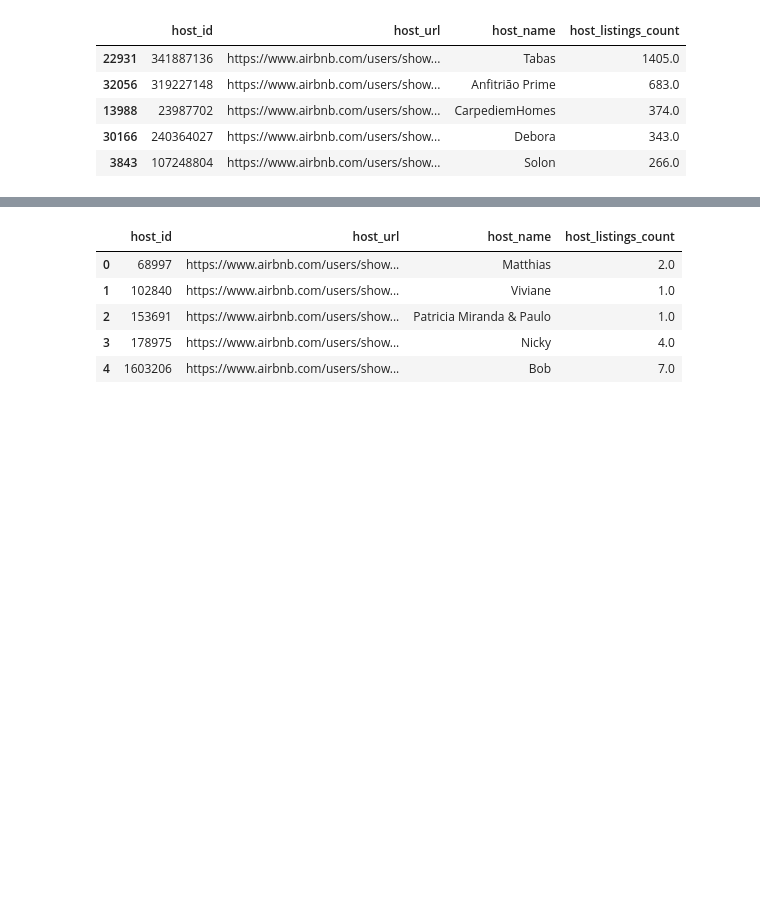
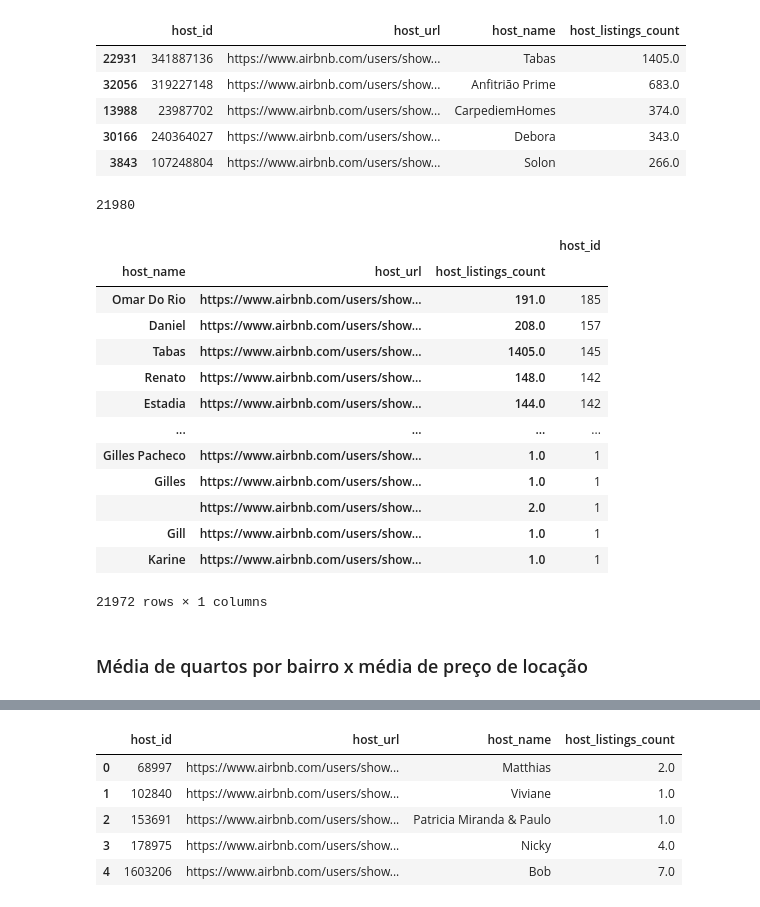
Before and after one commit to gnlins/GitSantander2024_2, a Jupyter notebook: airbnb.ipynb, the cells around one changed output, grey strips where cells are left out. Drawn from its saved outputs; the diff is of its cells as text; code cells hidden in the pictures; blank space fills up the shorter version.

```diff
--- a/airbnb.ipynb
+++ b/airbnb.ipynb
@@ -148,3 +148,26 @@ host_listings.sort_values(by='host_listings_count', ascending=False).drop_duplic
 | 13988 | 23987702 | https://www.airbnb.com/users/show... | CarpediemHomes | 374.0 |
 | 30166 | 240364027 | https://www.airbnb.com/users/show... | Debora | 343.0 |
 | 3843 | 107248804 | https://www.airbnb.com/users/show... | Solon | 266.0 |
+# %%
+host_listings['host_id'].nunique()
+# %% [output]
+21980
+# %%
+host_listings.groupby(['host_name', 'host_url','host_listings_count']).count().sort_values(ascending=False, by='host_id')
+# %% [output]
+|  |  |  | host_id |
+| host_name | host_url | host_listings_count |  |
+| Omar Do Rio | https://www.airbnb.com/users/show... | 191.0 | 185 |
+| Daniel | https://www.airbnb.com/users/show... | 208.0 | 157 |
+| Tabas | https://www.airbnb.com/users/show... | 1405.0 | 145 |
+| Renato | https://www.airbnb.com/users/show... | 148.0 | 142 |
+| Estadia | https://www.airbnb.com/users/show... | 144.0 | 142 |
+| ... | ... | ... | ... |
+| Gilles Pacheco | https://www.airbnb.com/users/show... | 1.0 | 1 |
+| Gilles | https://www.airbnb.com/users/show... | 1.0 | 1 |
+|  | https://www.airbnb.com/users/show... | 2.0 | 1 |
+| Gill | https://www.airbnb.com/users/show... | 1.0 | 1 |
+| Karine | https://www.airbnb.com/users/show... | 1.0 | 1 |
+21972 rows × 1 columns
+# %% [markdown]
+### Média de quartos por bairro x média de preço de locação
```
Also changed, not shown: parts of 19 cells of this notebook.
